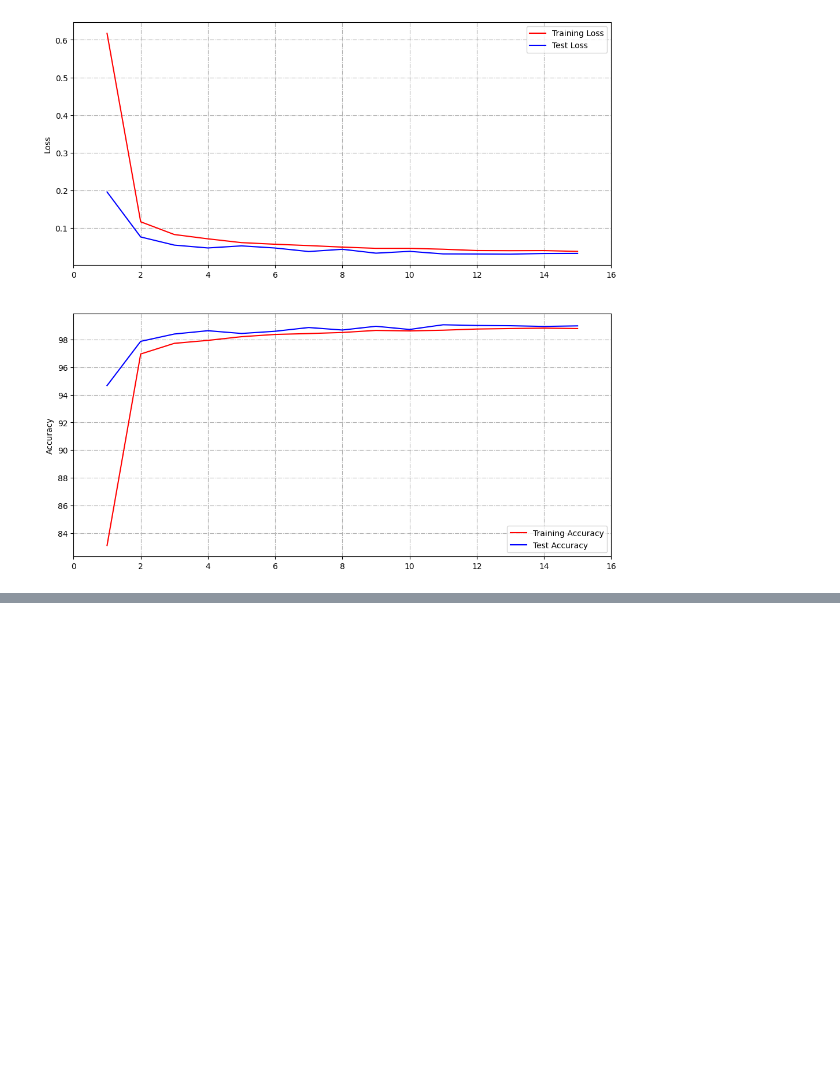
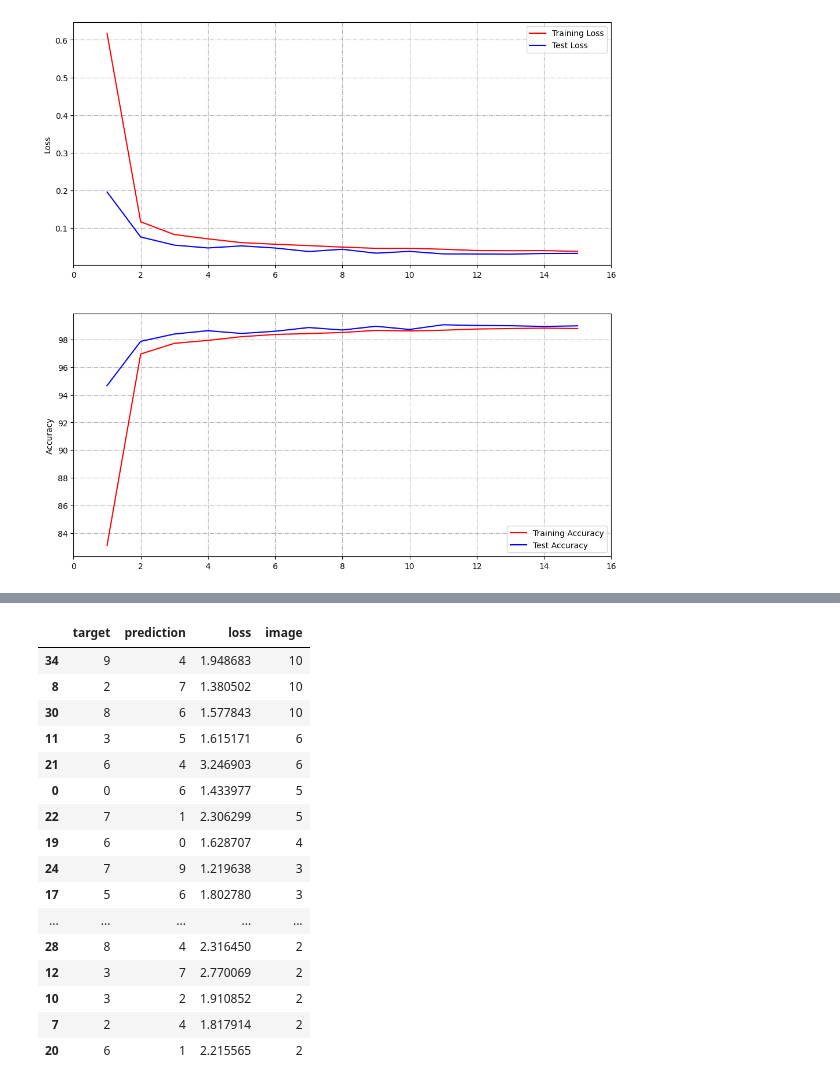
Before and after one commit to sayanbanerjee32/TSAI_ERAv2_S7, a Jupyter notebook: step2/S7_step2_SayanBanerjee.ipynb, the cells around one changed output, grey strips where cells are left out. Cells and saved outputs as stored; diff of their text form; code cells hidden in the pictures; blank space fills up the shorter version.

```diff
--- a/step2/S7_step2_SayanBanerjee.ipynb
+++ b/step2/S7_step2_SayanBanerjee.ipynb
@@ -237 +222,21 @@ target: 6, num_img: 5
 ... (40 outputs left out)
+# %%
+incr_groups_df.loc[incr_groups_df.image > 1]
+# %% [output]
+|  | target | prediction | loss | image |
+| 34 | 9 | 4 | 1.948683 | 10 |
+| 8 | 2 | 7 | 1.380502 | 10 |
+| 30 | 8 | 6 | 1.577843 | 10 |
+| 11 | 3 | 5 | 1.615171 | 6 |
+| 21 | 6 | 4 | 3.246903 | 6 |
+| 0 | 0 | 6 | 1.433977 | 5 |
+| 22 | 7 | 1 | 2.306299 | 5 |
+| 19 | 6 | 0 | 1.628707 | 4 |
+| 24 | 7 | 9 | 1.219638 | 3 |
+| 17 | 5 | 6 | 1.802780 | 3 |
+| ... | ... | ... | ... | ... |
+| 28 | 8 | 4 | 2.316450 | 2 |
+| 12 | 3 | 7 | 2.770069 | 2 |
+| 10 | 3 | 2 | 1.910852 | 2 |
+| 7 | 2 | 4 | 1.817914 | 2 |
+| 20 | 6 | 1 | 2.215565 | 2 |
```
Also changed, not shown: parts of 2 cells of this notebook.
